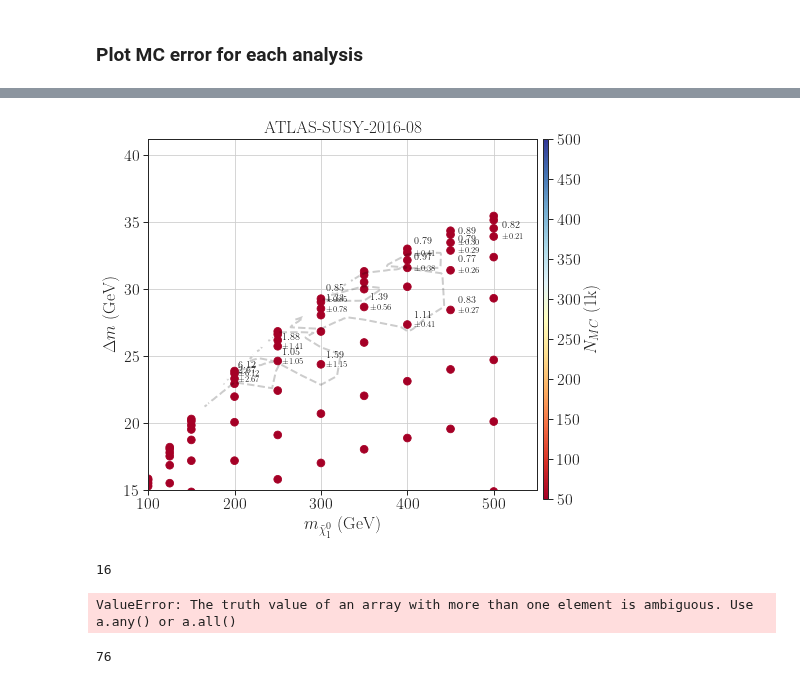
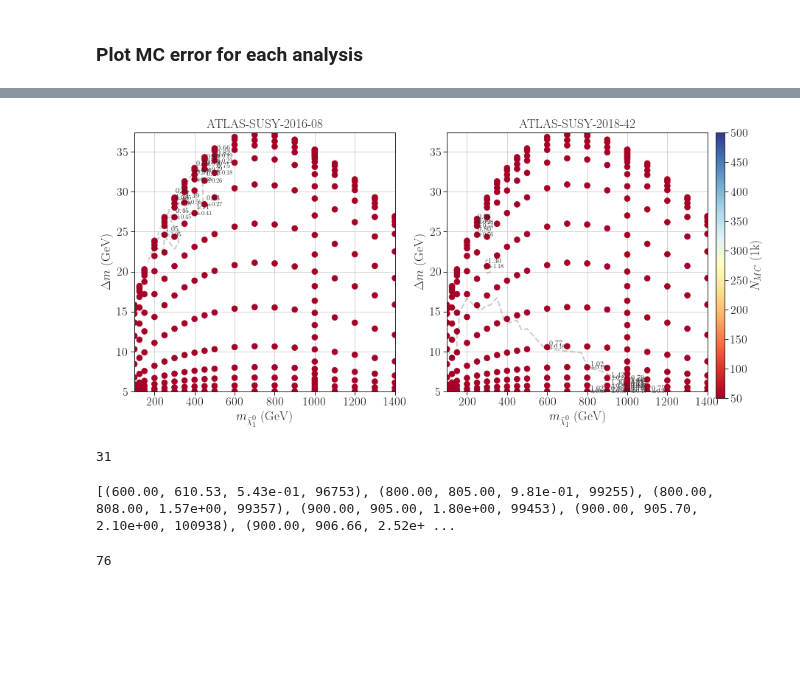
Before and after one commit to andlessa/LLP-CDFO, a Jupyter notebook: plotting/checkMCstats_ATLAS.ipynb, the cells around one changed output, grey strips where cells are left out. Drawn from its saved outputs; the diff is of its cells as text; code cells hidden in the pictures; blank space fills up the shorter version.

```diff
--- a/plotting/checkMCstats_ATLAS.ipynb
+++ b/plotting/checkMCstats_ATLAS.ipynb
@@ -30,7 +30,8 @@ cm = plt.colormaps['RdYlBu']
 # %%
 files = {
         # 'ATLAS-SUSY-2018-13' :'../results_dataFrames/pp2BB1j_2018_13_New.pcl',
-         'ATLAS-SUSY-2016-08' :'../results_dataFrames/pp2BB1j_2016_08_latest.pcl'}
+         'ATLAS-SUSY-2016-08' :'../results_dataFrames/pp2BB1j_2016_08_latest.pcl',
+         'ATLAS-SUSY-2018-42' :'../results_dataFrames/pp2BB1j_2018_42_latest.pcl'}
 
 recastDataDict = {label : pd.read_pickle(f) for label,f in files.items()}
 
@@ -190,8 +191,8 @@ for iplot,label in enumerate(recastDataDict):
     ax.set_xlabel(r'$m_{\tilde \chi_1^0}$ (GeV)')
     ax.set_ylabel(r'$\Delta m$ (GeV)')
     ax.set_title('%s' %label)
-    ax.set_xlim(100.0,550.0)
-    ax.set_ylim(15.0,1.1*y.max())
+    ax.set_xlim(100.0,520.)
+    ax.set_ylim(5.0,20.0)
 
 
 fig.subplots_adjust(right=0.8,top=1.1)
@@ -223,52 +224,52 @@ for iplot,label in enumerate(recastDataDict):
     xnew,ynew,znew = interpolateData(x,y,rValues,nx=300,ny=300)
     cValues = sorted([1.])
     # Get contours
     contours = ax.contour(xnew, ynew, znew, cValues, colors='black',
                           linestyles=['dashed','solid'],linewidths=2.0,alpha=0.2)
 
     for i,pt in enumerate(x):
         # plt.text(1.05*x[i],1.05*y[i],r'$%1.1e \pm %1.1e$' %(rValues[i],rValuesErr[i]),fontsize=5)
         if not rValues[i]:
             continue
-        if (rValues[i] < 1.0) and (rValues[i]+1.0*rValuesErr[i] < 1.0):
+        if (rValues[i] < 1.0) and (rValues[i]+2.0*rValuesErr[i] < 1.0):
             continue
-        if (rValues[i] > 1.0) and (rValues[i]-1.0*rValuesErr[i] > 1.0):
+        if (rValues[i] > 1.0) and (rValues[i]-2.0*rValuesErr[i] > 1.0):
             continue
-        # if rValues[i] > 1.5:
-            # continue
+        if rValues[i] > 1.5:
+            continue
         ax.text(1.02*x[i],1.02*y[i],r'$%1.2f$' %(rValues[i]),fontsize=10)
         ax.text(1.02*x[i],y[i]-0.2,r'$\pm %1.2f$' %(rValuesErr[i]),fontsize=8)
         low_stats.append([x[i],x[i]+y[i],tau[i],mcEvents[i]])
 
     ax.grid()
     # ax.set_yscale('log')
     ax.set_xlabel(r'$m_{\tilde \chi_1^0}$ (GeV)')
     ax.set_ylabel(r'$\Delta m$ (GeV)')
     ax.set_title('%s' %label)
-    ax.set_xlim(100.0,550.0)
-    ax.set_ylim(15.0,1.1*y.max())
+    # ax.set_xlim(100.0,550.0)
+    # ax.set_ylim(5.0,10.0)
 
 
 fig.subplots_adjust(right=0.8,top=1.1)
 cbar_ax = fig.add_axes([0.81, 0.1, 0.01, 1.0])
 # fig.colorbar(r, cax=cbar_ax)
 fig.colorbar(p,label=r'$N_{MC}$ (1k)',cax=cbar_ax)
 # plt.tight_layout()
 plt.show()
 # %% [output]
-[figure, old version]
+[figure, new version]
 # %%
 low_stats = np.array(low_stats)
 low_stats.sort(axis=0)
 print(len(low_stats))
 # %% [output]
-16
+31
 # %%
-ptsIni = [("%1.2f" %pt[0], "%1.2f" %pt[1], "%1.2e" %pt[2], "%i" %(3*1e3*pt[3])) for pt in low_stats if pt[0] > 0.0]
-ptsIni = [("%1.2f" %pt[0], "%1.2f" %pt[1], "%1.2e" %pt[2]) for pt in sorted(low_stats) if pt[0] > 0.0]
+ptsIni = [("%1.2f" %pt[0], "%1.2f" %pt[1], "%1.2e" %pt[2], "%i" %(3*1e3*pt[3])) for pt in low_stats if (pt[1]-pt[0]) < 20.0]
+# ptsIni = [("%1.2f" %pt[0], "%1.2f" %pt[1], "%1.2e" %pt[2]) for pt in sorted(low_stats) if pt[0] > 0.0]
 print(str(ptsIni).replace("'", ""))
 # %% [output]
-ValueError: The truth value of an array with more than one element is ambiguous. Use a.any() or a.all()
+[(600.00, 610.53, 5.43e-01, 96753), (800.00, 805.00, 9.81e-01, 99255), (800.00, 808.00, 1.57e+00, 99357), (900.00, 905.00, 1.80e+00, 99453), (900.00, 905.70, 2.10e+00, 100938), (900.00, 906.66, 2.52e+ ...
 # %%
 masses_tauNew_split = []
 for pt in low_stats:
```
Also changed, not shown: parts of 4 cells of this notebook, 5 other files.
